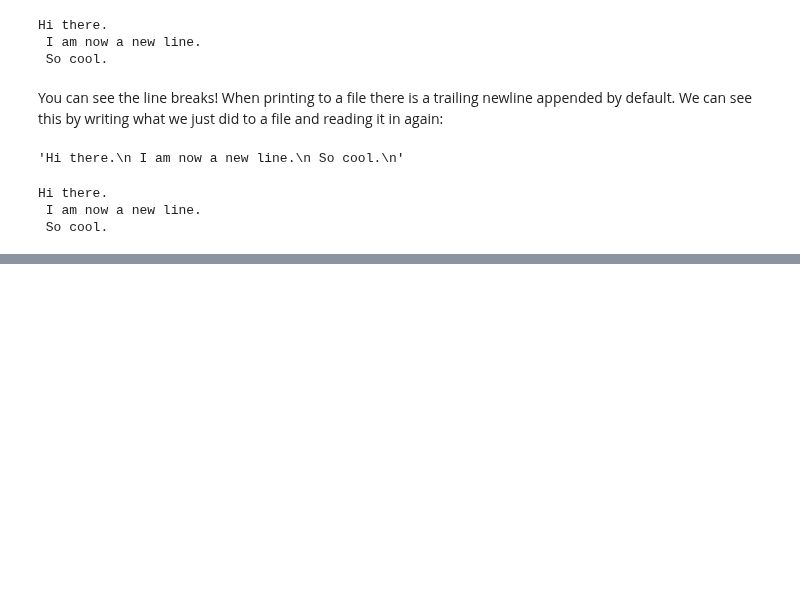
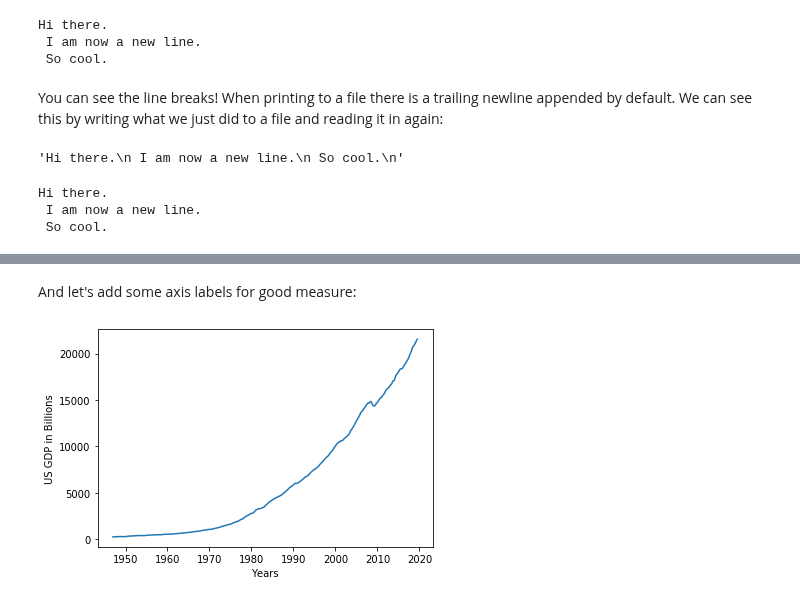
Before and after one commit to jnaiman/csci-p-14110_su2020, a Jupyter notebook: _site/lesson03/prep_notebook_lesson03.ipynb, the cells around one changed output, grey strips where cells are left out. Saved outputs shown, nothing was run; the diff lists cells and outputs as text; code cells hidden in the pictures; blank space fills up the shorter version.

```diff
--- a/_site/lesson03/prep_notebook_lesson03.ipynb
+++ b/_site/lesson03/prep_notebook_lesson03.ipynb
@@ -227,0 +366,9 @@ Hi there.
+# %% [markdown]
+And let's add some axis labels for good measure:
+# %%
+plt.plot(gdp['DATE'], gdp['GDP'])
+plt.xlabel('Years')
+plt.ylabel('US GDP in Billions')
+plt.show()
+# %% [output]
+[figure, added]
```
Also changed, not shown: parts of 43 cells of this notebook, 6 other files.
